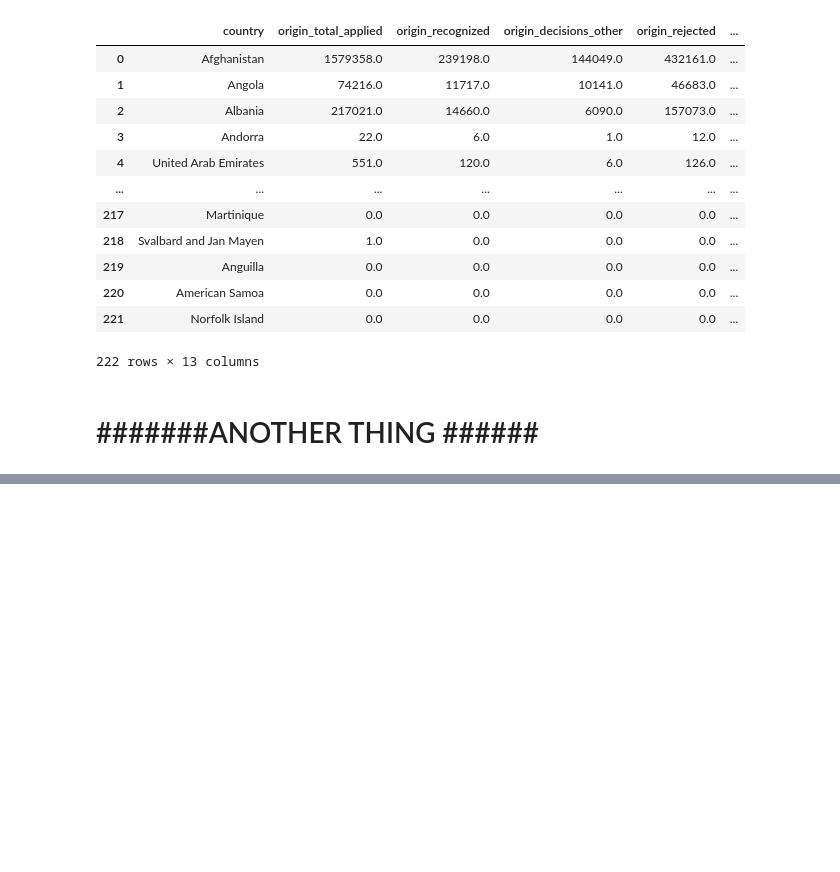
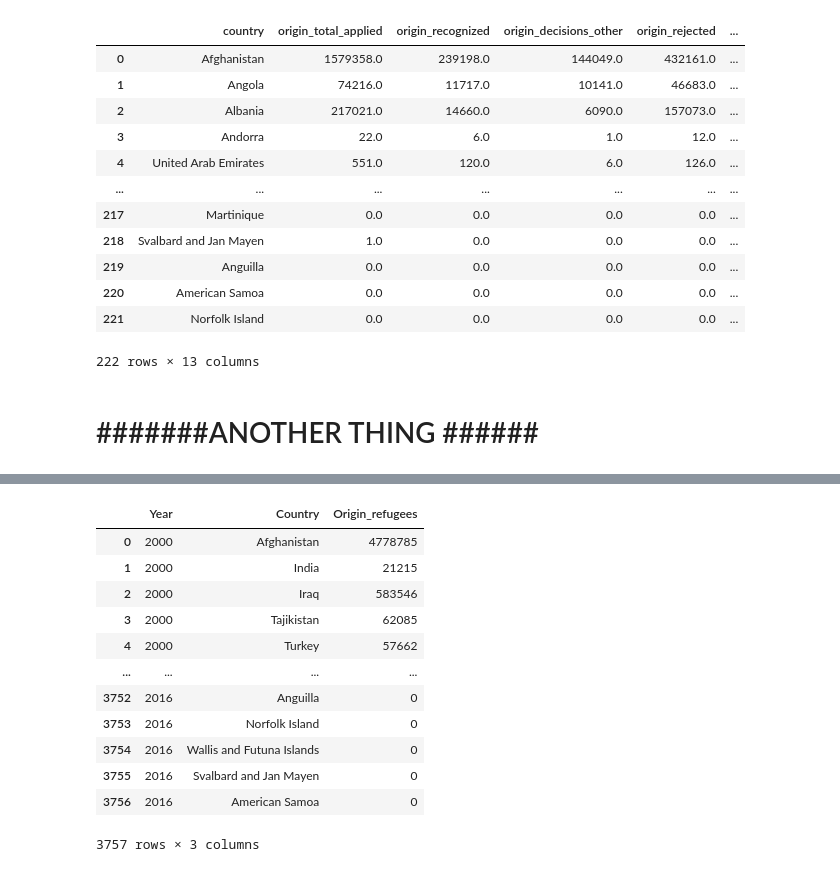
Before and after one commit to Mutlaq0/project_Asylum, a Jupyter notebook: Untitled.ipynb, the cells around one changed output, grey strips where cells are left out. Saved outputs shown, nothing was run; the diff lists cells and outputs as text; code cells hidden in the pictures; blank space fills up the shorter version.

```diff
--- a/Untitled.ipynb
+++ b/Untitled.ipynb
@@ -267,24 +159,0 @@ df_countries
-# %%
-# for every country calculate the following displace type
-cols =['country', 'Internally displaced persons','Refugees (incl. refugee-like situations)', 'Returnees', 'Returned IDPs', 'Others of concern','Asylum-seekers','Stateless']
-population_types = pd.DataFrame(columns=cols)
-for i in countries_origin:
-    for j in cols[1:]:
-        country = time_series[time_series['Origin'] == i]
-        internally = country.loc[time_series['Population type'] == 'Internally displaced persons', 'Value'].sum()
-        refugees = country.loc[time_series['Population type'] == 'Refugees (incl. refugee-like situations)', 'Value'].sum()
-        returnees = country.loc[time_series['Population type'] == 'Returnees', 'Value'].sum()
-        idps = country.loc[time_series['Population type'] == 'Returned IDPs', 'Value'].sum()
-        ooc = country.loc[time_series['Population type'] == 'Others of concern', 'Value'].sum()
-        as_seekers = country.loc[time_series['Population type'] == 'Asylum-seekers', 'Value'].sum()
-        stateless =  country.loc[time_series['Population type'] == 'Stateless', 'Value'].sum()
-        population_types =population_types.append({'country':i,'Internally displaced persons':internally,
-                                                  'Refugees (incl. refugee-like situations)': refugees,
-                                                  'Returnees':returnees,
-                                                  'Returned IDPs': idps,
-                                                  'Others of concern': ooc,
-                                                  'Asylum-seekers': as_seekers,
-                                                  'Stateless': stateless},ignore_index=True)
-
-
-population_types
@@ -323,0 +160,24 @@ df_countries = pd.merge(df_countries, population_types, on='country')
+# %%
+years = time_series['Year'].unique().tolist()
+origin = time_series['Origin'].unique().tolist()
+by_origin = pd.DataFrame(columns=['Year', 'Country','Origin_refugees'])
+for y in years:
+    temp = time_series[time_series['Year']==y]
+    for o in origin:
+        country = temp[temp['Origin'] == o]
+        by_origin = by_origin.append({'Year':y,'Country':o,'Origin_refugees':country['Value'].sum()},ignore_index=True)
+by_origin
+# %% [output]
+|  | Year | Country | Origin_refugees |
+| 0 | 2000 | Afghanistan | 4778785 |
+| 1 | 2000 | India | 21215 |
+| 2 | 2000 | Iraq | 583546 |
+| 3 | 2000 | Tajikistan | 62085 |
+| 4 | 2000 | Turkey | 57662 |
+| ... | ... | ... | ... |
+| 3752 | 2016 | Anguilla | 0 |
+| 3753 | 2016 | Norfolk Island | 0 |
+| 3754 | 2016 | Wallis and Futuna Islands | 0 |
+| 3755 | 2016 | Svalbard and Jan Mayen | 0 |
+| 3756 | 2016 | American Samoa | 0 |
+3757 rows × 3 columns
```
Also changed, not shown: parts of 19 cells of this notebook, 3 other files.
